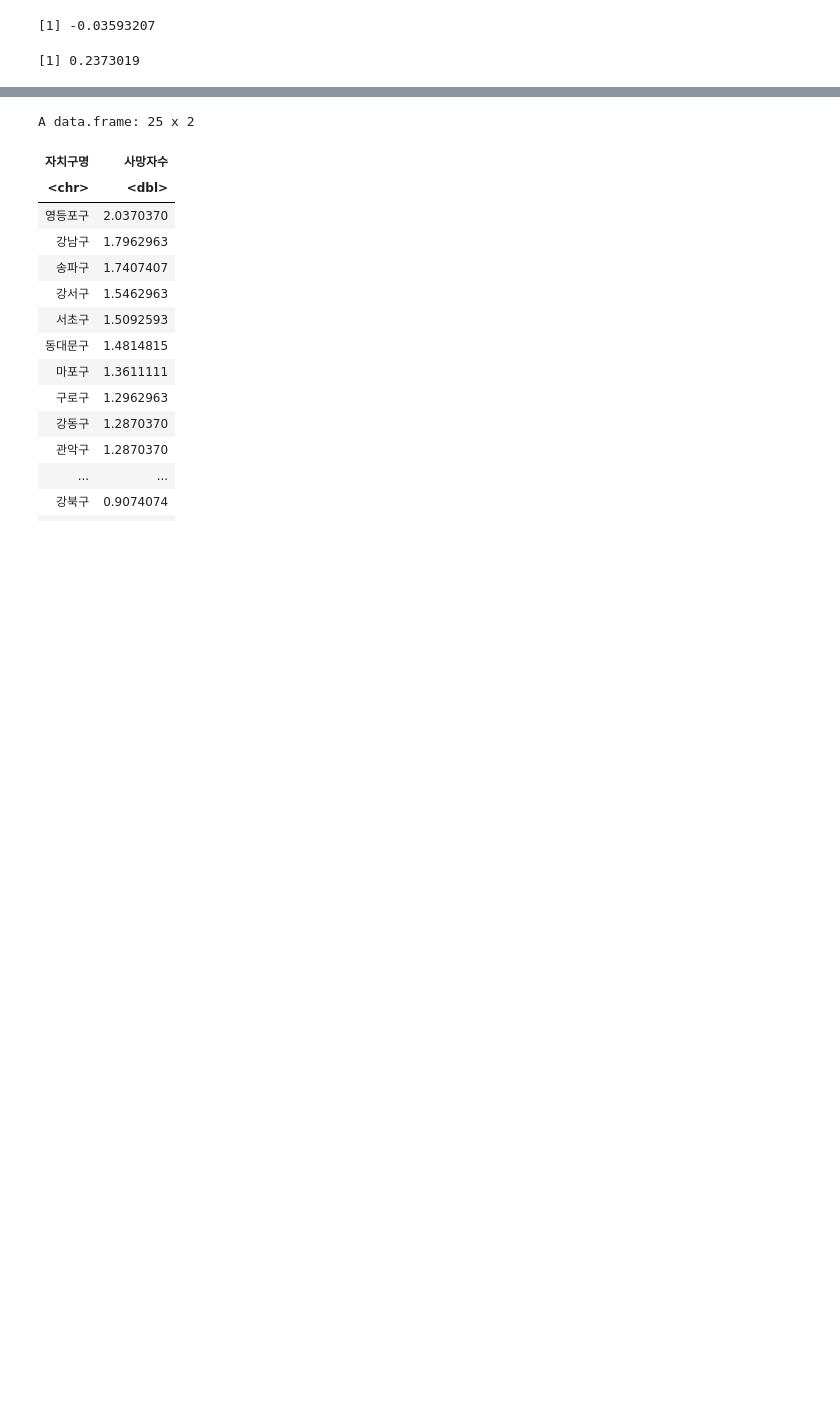
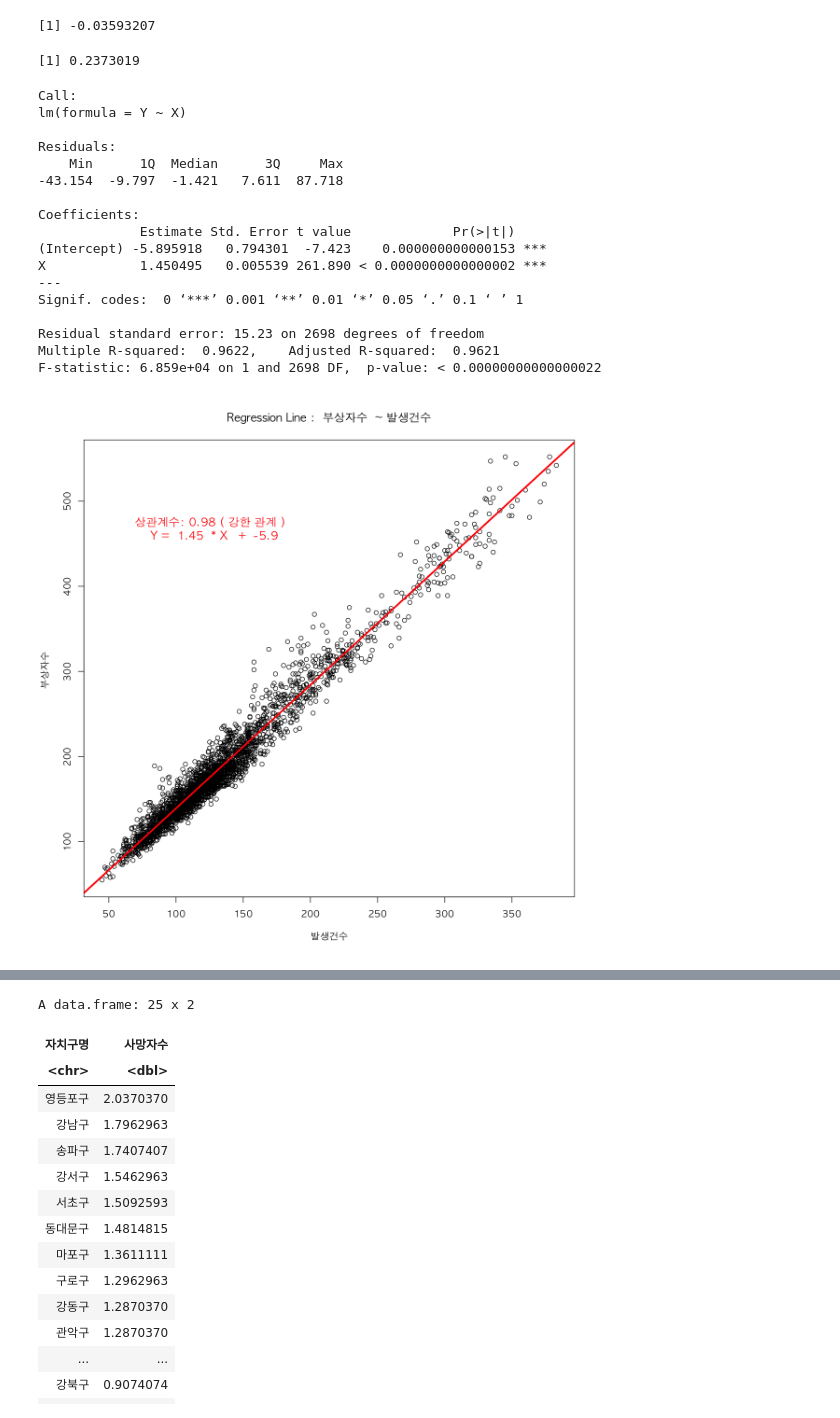
Before and after one commit to ForrestDPark/Rdevelope, a Jupyter notebook: work/08.파일입출력.ipynb, the cells around one changed output, grey strips where cells are left out. Saved outputs shown, nothing was run; the diff lists cells and outputs as text; code cells hidden in the pictures; blank space fills up the shorter version.

```diff
--- a/work/08.파일입출력.ipynb
+++ b/work/08.파일입출력.ipynb
@@ -810,6 +800,65 @@ cor(seoul$부상자수, seoul$`사망자수`)
 [1] 0.2387148
 [1] -0.03593207
 [1] 0.2373019
+# %%
+# 발생건수와 부상자수의 산포도 그리기
+corPlot<- function(X,Y,xylab){
+    Sys.setlocale(category = "LC_ALL", locale = "ko_KR.UTF-8") # 한글 설정
+    par(family ="AppleGothic",bg='white')
+    options(warn =-1,
+        repr.plot.width = 10,
+        repr.plot.height = 10
+        )
+    # X,Y 는 vector 임
+    plot(Y~X,
+        main =paste("Regression Line : ", xylab[2],"~",xylab[1]),
+        xlab = xylab[1],
+        ylab = xylab[2]
+    )
+    regline <- lm(Y~X);regline # fitting liner
+    abline(regline,col ="red",lwd =3)
+
+    # 상관관계
+    if( round(cor(X,Y),2) > 0.7){
+            relation <- "강한 관계"
+        }else if(round(cor(X,Y),2)>0.5){
+            relation <- "일반 관계"
+        }else if (round(cor(X,Y),2)>0.3){
+            relation <- "약한 관계"
+        }else{
+            relation <- "관계 없음"
+        }
+
+    text(   max(X)%/%3, max(Y)%/%7*6,
+            paste(
+            "상관계수:",round(cor(X,Y),2), "(",relation  , ")","\n",
+            "Y = ",round(coefficients(regline)[2],2)," * X",
+            "  + ",round(coefficients(regline)[1],2)
+            )
+            , sep ="" ,col = "red", cex =1.2)
+    summary(regline)
+
+}
+corPlot(seoul$`발생건수`,seoul$`부상자수`, c("발생건수","부상자수 "))
+# %% [output]
+Call:
+lm(formula = Y ~ X)
+
+Residuals:
+    Min      1Q  Median      3Q     Max
+-43.154  -9.797  -1.421   7.611  87.718
+
+Coefficients:
+             Estimate Std. Error t value             Pr(>|t|)
+(Intercept) -5.895918   0.794301  -7.423    0.000000000000153 ***
+X            1.450495   0.005539 261.890 < 0.0000000000000002 ***
+---
+Signif. codes:  0 ‘***’ 0.001 ‘**’ 0.01 ‘*’ 0.05 ‘.’ 0.1 ‘ ’ 1
+
+Residual standard error: 15.23 on 2698 degrees of freedom
+Multiple R-squared:  0.9622,    Adjusted R-squared:  0.9621
+F-statistic: 6.859e+04 on 1 and 2698 DF,  p-value: < 0.00000000000000022
+[figure, added]
 # %%
 par(family ="AppleGothic",bg='white')
 # 발생건수와 부상자수의 산포도 그리기
```
Also changed, not shown: parts of 14 cells of this notebook, 2 other files.
